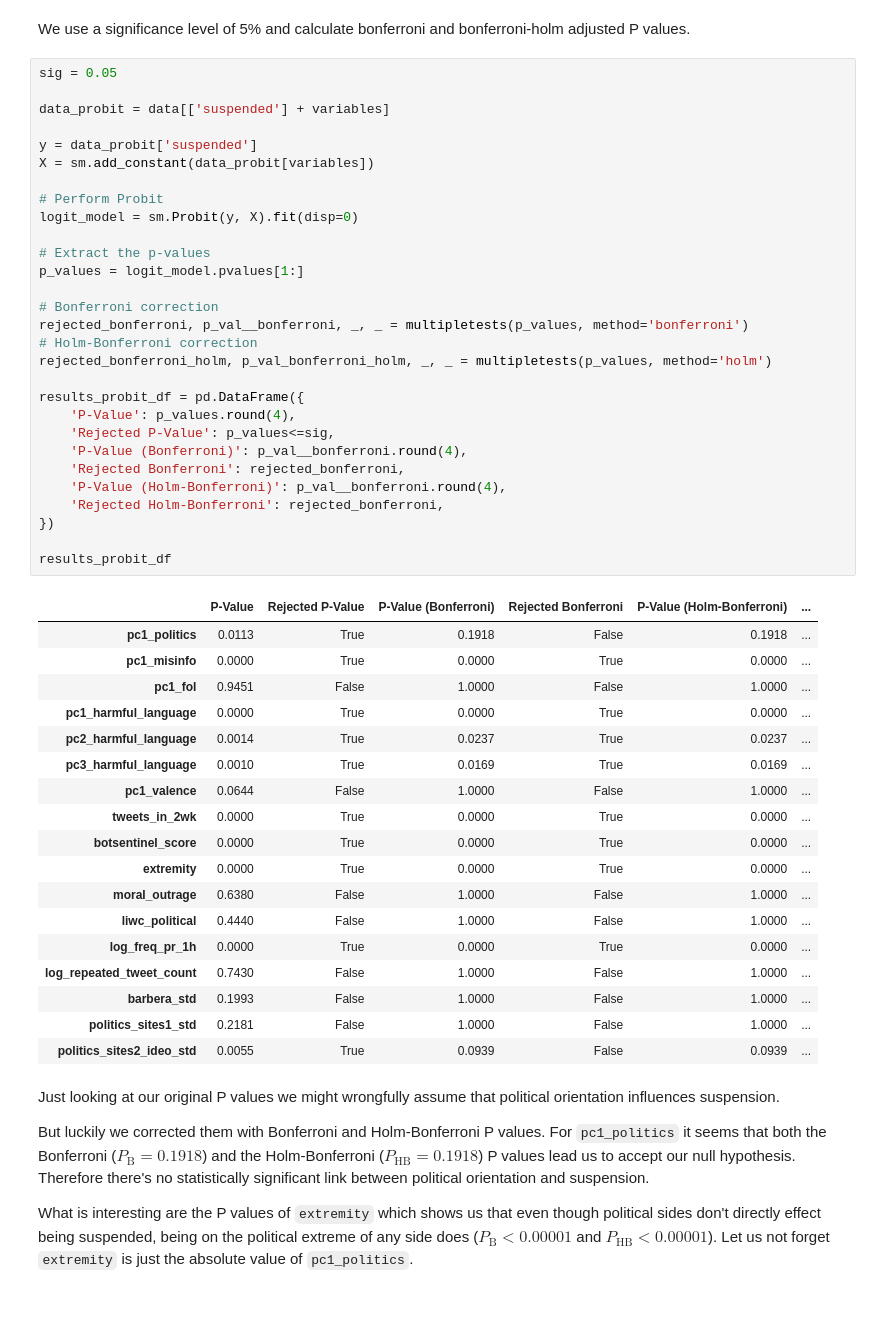
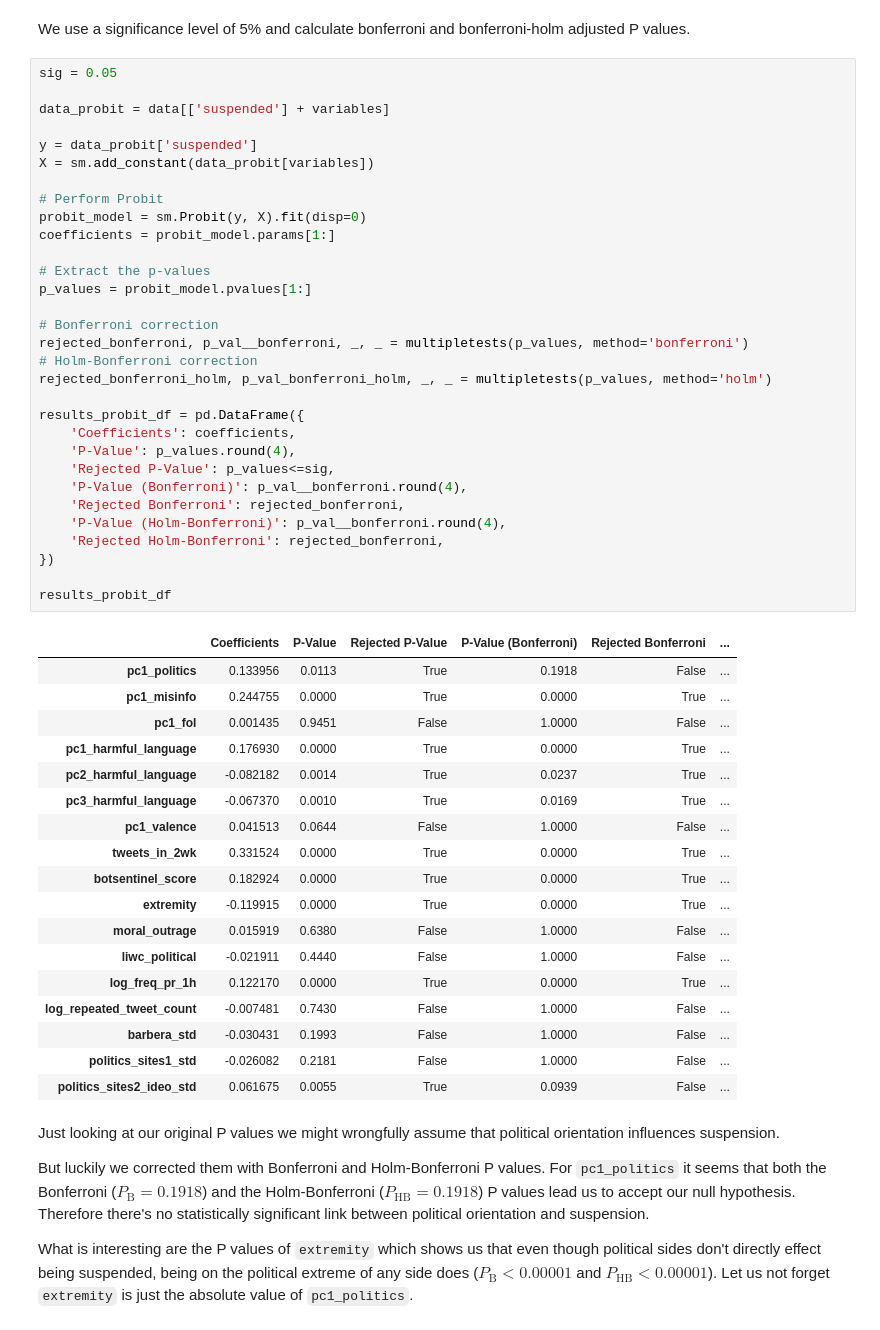
Before and after one commit to panos1b/Social-Media-Sanctions-and-Misinformation-Sharing, a Jupyter notebook: differences_misinformation_solution.ipynb, the cells around one changed output. Drawn from its saved outputs; the diff is of its cells as text.

```diff
--- a/differences_misinformation_solution.ipynb
+++ b/differences_misinformation_solution.ipynb
@@ -685,51 +685,53 @@ We use a significance level of 5% and calculate bonferroni and bonferroni-holm a
 # %%
 sig = 0.05
 
 data_probit = data[['suspended'] + variables]
 
 y = data_probit['suspended']
 X = sm.add_constant(data_probit[variables])
 
 # Perform Probit
-logit_model = sm.Probit(y, X).fit(disp=0)
+probit_model = sm.Probit(y, X).fit(disp=0)
+coefficients = probit_model.params[1:]
 
 # Extract the p-values
-p_values = logit_model.pvalues[1:]
+p_values = probit_model.pvalues[1:]
 
 # Bonferroni correction
 rejected_bonferroni, p_val__bonferroni, _, _ = multipletests(p_values, method='bonferroni')
 # Holm-Bonferroni correction
 rejected_bonferroni_holm, p_val_bonferroni_holm, _, _ = multipletests(p_values, method='holm')
 
 results_probit_df = pd.DataFrame({
+    'Coefficients': coefficients,
     'P-Value': p_values.round(4),
     'Rejected P-Value': p_values<=sig,
     'P-Value (Bonferroni)': p_val__bonferroni.round(4),
     'Rejected Bonferroni': rejected_bonferroni,
     'P-Value (Holm-Bonferroni)': p_val__bonferroni.round(4),
     'Rejected Holm-Bonferroni': rejected_bonferroni,
 })
 
 results_probit_df
 # %% [output]
-|  | P-Value | Rejected P-Value | P-Value (Bonferroni) | Rejected Bonferroni | P-Value (Holm-Bonferroni) | ... |
-| pc1_politics | 0.0113 | True | 0.1918 | False | 0.1918 | ... |
-| pc1_misinfo | 0.0000 | True | 0.0000 | True | 0.0000 | ... |
-| pc1_fol | 0.9451 | False | 1.0000 | False | 1.0000 | ... |
-| pc1_harmful_language | 0.0000 | True | 0.0000 | True | 0.0000 | ... |
-| pc2_harmful_language | 0.0014 | True | 0.0237 | True | 0.0237 | ... |
-| pc3_harmful_language | 0.0010 | True | 0.0169 | True | 0.0169 | ... |
-| pc1_valence | 0.0644 | False | 1.0000 | False | 1.0000 | ... |
-| tweets_in_2wk | 0.0000 | True | 0.0000 | True | 0.0000 | ... |
-| botsentinel_score | 0.0000 | True | 0.0000 | True | 0.0000 | ... |
-| extremity | 0.0000 | True | 0.0000 | True | 0.0000 | ... |
-| moral_outrage | 0.6380 | False | 1.0000 | False | 1.0000 | ... |
-| liwc_political | 0.4440 | False | 1.0000 | False | 1.0000 | ... |
-| log_freq_pr_1h | 0.0000 | True | 0.0000 | True | 0.0000 | ... |
-| log_repeated_tweet_count | 0.7430 | False | 1.0000 | False | 1.0000 | ... |
-| barbera_std | 0.1993 | False | 1.0000 | False | 1.0000 | ... |
-| politics_sites1_std | 0.2181 | False | 1.0000 | False | 1.0000 | ... |
-| politics_sites2_ideo_std | 0.0055 | True | 0.0939 | False | 0.0939 | ... |
+|  | Coefficients | P-Value | Rejected P-Value | P-Value (Bonferroni) | Rejected Bonferroni | ... |
+| pc1_politics | 0.133956 | 0.0113 | True | 0.1918 | False | ... |
+| pc1_misinfo | 0.244755 | 0.0000 | True | 0.0000 | True | ... |
+| pc1_fol | 0.001435 | 0.9451 | False | 1.0000 | False | ... |
+| pc1_harmful_language | 0.176930 | 0.0000 | True | 0.0000 | True | ... |
+| pc2_harmful_language | -0.082182 | 0.0014 | True | 0.0237 | True | ... |
+| pc3_harmful_language | -0.067370 | 0.0010 | True | 0.0169 | True | ... |
+| pc1_valence | 0.041513 | 0.0644 | False | 1.0000 | False | ... |
+| tweets_in_2wk | 0.331524 | 0.0000 | True | 0.0000 | True | ... |
+| botsentinel_score | 0.182924 | 0.0000 | True | 0.0000 | True | ... |
+| extremity | -0.119915 | 0.0000 | True | 0.0000 | True | ... |
+| moral_outrage | 0.015919 | 0.6380 | False | 1.0000 | False | ... |
+| liwc_political | -0.021911 | 0.4440 | False | 1.0000 | False | ... |
+| log_freq_pr_1h | 0.122170 | 0.0000 | True | 0.0000 | True | ... |
+| log_repeated_tweet_count | -0.007481 | 0.7430 | False | 1.0000 | False | ... |
+| barbera_std | -0.030431 | 0.1993 | False | 1.0000 | False | ... |
+| politics_sites1_std | -0.026082 | 0.2181 | False | 1.0000 | False | ... |
+| politics_sites2_ideo_std | 0.061675 | 0.0055 | True | 0.0939 | False | ... |
 # %% [markdown]
 Just looking at our original P values we might wrongfully assume that political orientation influences suspension.
 
```
Also changed, not shown: parts of 23 cells of this notebook.
